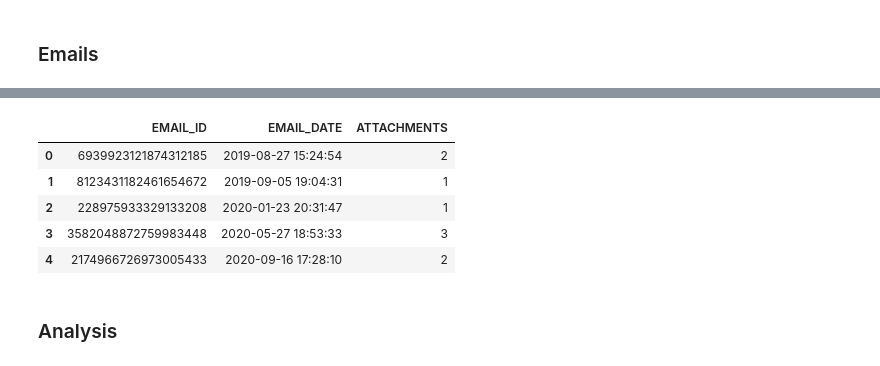
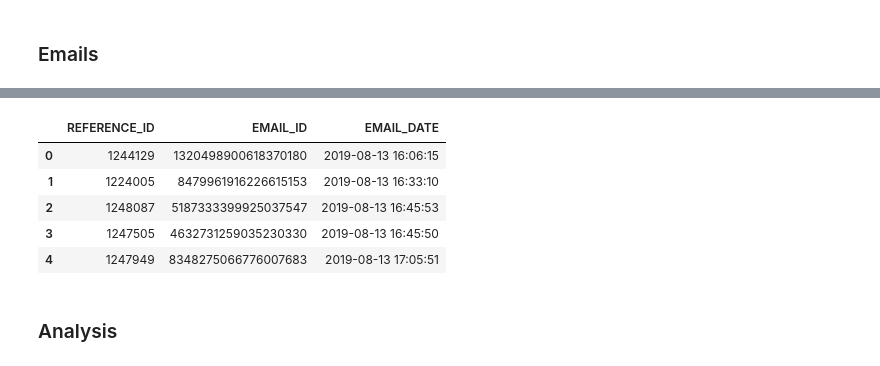
Before and after one commit to cpassorelli/call-reports, a Jupyter notebook: ipython/data-warehouse-integration.ipynb, the cells around one changed output, grey strips where cells are left out. Cells and saved outputs as stored; diff of their text form; code cells hidden in the pictures.

```diff
--- a/ipython/data-warehouse-integration.ipynb
+++ b/ipython/data-warehouse-integration.ipynb
@@ -457,7 +458,7 @@ Wall time: 2 s
 from pyspark.sql import Window
 from pyspark.sql.functions import regexp_replace, row_number
 
-window = Window.partitionBy('MAILMessageID').orderBy('DateCreated')
+# window = Window.partitionBy('ReferenceNumber', 'MAILMessageID').orderBy('DateCreated')
 
 path = os.path.join(SILVER, 'emails')
 
@@ -465,14 +466,20 @@ path = os.path.join(SILVER, 'emails')
     spark
     .read
     .parquet('/tmp/phone-calls/StatementEmailDocs')
+    .withColumnRenamed('S-Ref#', 'ReferenceNumber')
     .where('MAILMessageID is not null')
     .withColumn('MAILDateTime', date_trunc('second', 'MAILDateTime'))
-    .withColumn('_row_number', row_number().over(window))
-    .where('_row_number = 1')
+    # .withColumn('_row_number', row_number().over(window))
+    # .where('_row_number = 1')
     .selectExpr(
+        'ReferenceNumber as REFERENCE_ID',
         'abs(xxhash64(MAILMessageID)) as EMAIL_ID',
-        'MAILDateTime as EMAIL_DATE',
-        'MAILAttachmentCount as ATTACHMENTS'
+        'MAILDateTime as EMAIL_DATE'
+    )
+    .join(
+        statements,
+        on=['REFERENCE_ID', 'EMAIL_ID'],
+        how='left_semi'
     )
     .write
     .mode('overwrite')
@@ -489,9 +496,9 @@ Wall time: 4.94 s
-|  | EMAIL_ID | EMAIL_DATE | ATTACHMENTS |
-| 0 | 6939923121874312185 | 2019-08-27 15:24:54 | 2 |
-| 1 | 8123431182461654672 | 2019-09-05 19:04:31 | 1 |
-| 2 | 228975933329133208 | 2020-01-23 20:31:47 | 1 |
-| 3 | 3582048872759983448 | 2020-05-27 18:53:33 | 3 |
-| 4 | 2174966726973005433 | 2020-09-16 17:28:10 | 2 |
+|  | REFERENCE_ID | EMAIL_ID | EMAIL_DATE |
+| 0 | 1244129 | 1320498900618370180 | 2019-08-13 16:06:15 |
+| 1 | 1224005 | 8479961916226615153 | 2019-08-13 16:33:10 |
+| 2 | 1248087 | 5187333399925037547 | 2019-08-13 16:45:53 |
+| 3 | 1247505 | 4632731259035230330 | 2019-08-13 16:45:50 |
+| 4 | 1247949 | 8348275066776007683 | 2019-08-13 17:05:51 |
 # %% [markdown]
 ### Analysis
 # %%
```
Also changed, not shown: parts of 12 cells of this notebook, 6 other files.
